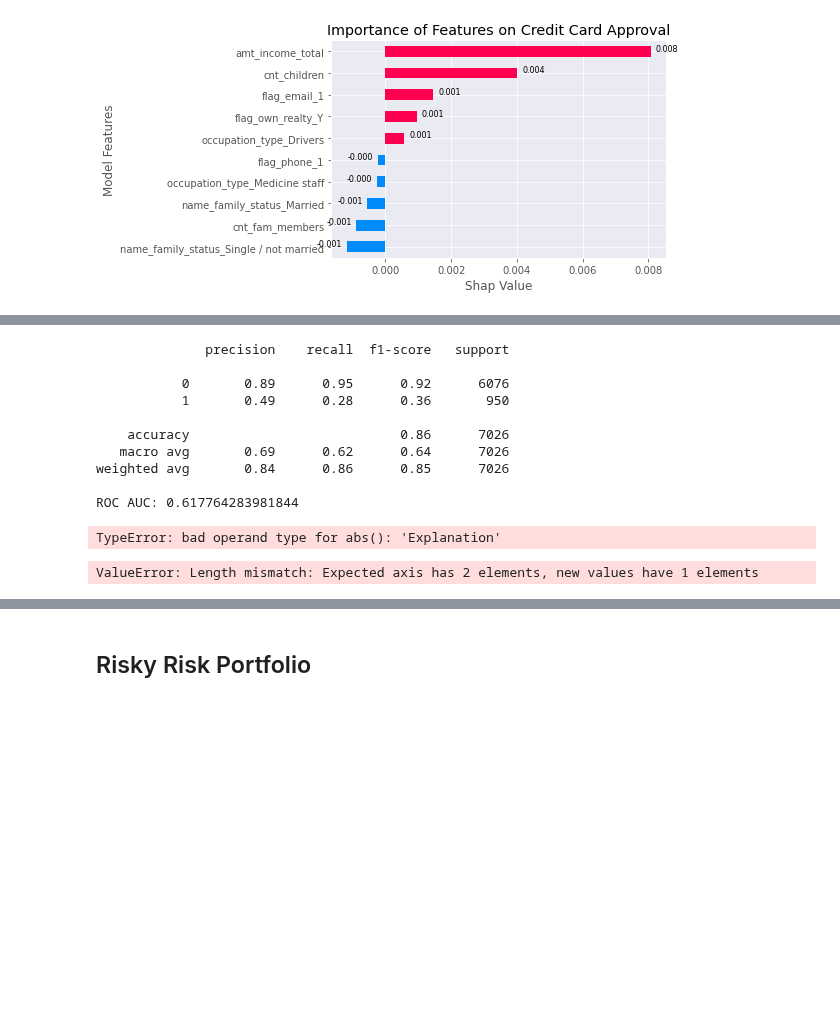
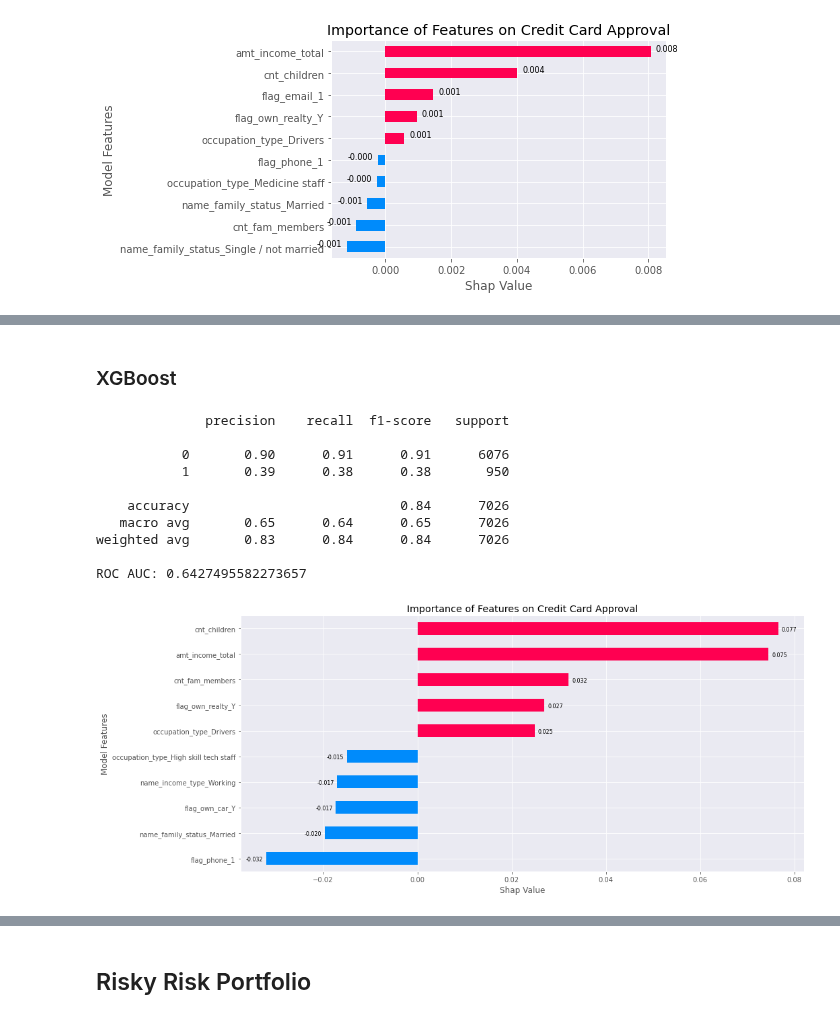
Before and after one commit to daniel-deutsch/FTD, a Jupyter notebook: Applied ML/main.ipynb, the cells around one changed output, grey strips where cells are left out. Saved outputs shown, nothing was run; the diff lists cells and outputs as text; code cells hidden in the pictures; blank space fills up the shorter version.

```diff
--- a/Applied ML/main.ipynb
+++ b/Applied ML/main.ipynb
@@ -230,15 +269,29 @@ model_fit = model.fit(X_train_normal, y_train['is_good_safe'])
+# %% [markdown]
+### XGBoost
 # %%
+# Oversamples underrepresented class
+oversample = SMOTE()
+X_train_normal_safe, y_train_safe = oversample.fit_resample(X_train_normal, y_train[['is_good_safe']])
+
+# Loads models and defines parameters
+model = xgboost.XGBClassifier(
+    eval_metric='auc',
+    max_depth=20,
+    n_estimators=200
+    )
+model_fit = model.fit(X_train_normal_safe, y_train_safe)
+
 # Prints the classification report
 print(classification_report(y_test['is_good_safe'], model_fit.predict(X_test_normal), zero_division=0))
 print(f"ROC AUC: {roc_auc_score(y_test['is_good_safe'], model_fit.predict(X_test_normal))}")
 # %% [output]
               precision    recall  f1-score   support
 
-           0       0.89      0.95      0.92      6076
-           1       0.49      0.28      0.36       950
+           0       0.90      0.91      0.91      6076
+           1       0.39      0.38      0.38       950
 
-    accuracy                           0.86      7026
-   macro avg       0.69      0.62      0.64      7026
-weighted avg       0.84      0.86      0.85      7026
+    accuracy                           0.84      7026
+   macro avg       0.65      0.64      0.65      7026
+weighted avg       0.83      0.84      0.84      7026
 
-ROC AUC: 0.617764283981844
+ROC AUC: 0.6427495582273657
@@ -248,29 +298,25 @@ shap_values = explainer(shap.sample(X_test_normal), check_additivity=False)
-# %%
-shap.bar_plot(shap_values)
-# %% [output]
-TypeError: bad operand type for abs(): 'Explanation'
 # %%
-# explainer = shap.TreeExplainer(model_fit.best_estimator_, X_train_normal)
-# shap_values = explainer(X_test_normal)
+explainer = shap.TreeExplainer(model_fit, X_train_normal)
+shap_values = explainer(X_test_normal)
 
 coefs = pd.DataFrame(shap_values.values.mean(axis=0), index=X_train_normal.columns)
 coefs.columns = ['shap']
 coefs['positive'] = coefs['shap'] > 0
 coefs.sort_values('shap', inplace=True)
 coefs = pd.concat((coefs.iloc[:5], coefs.iloc[-5:]))
 
 coefs['shap'].plot(kind='barh', color=coefs.positive.map({True: '#FF0051', False: '#008BFB'}))
 
 ax = plt.gca()
 for p in ax.patches:
     if p.get_width() > 0:
         ax.annotate("%.3f" % p.get_width(), (p.get_x() + p.get_width(), p.get_y()), xytext=(5, 6), size=8, textcoords='offset points')
     else:
         ax.annotate("%.3f" % p.get_width(), (p.get_x() + p.get_width(), p.get_y()), xytext=(-30, 6), size=8, textcoords='offset points')
 
 plt.xlabel("Shap Value")
 plt.ylabel("Model Features")
 plt.title("Importance of Features on Credit Card Approval")
 plt.show()
 # %% [output]
-ValueError: Length mismatch: Expected axis has 2 elements, new values have 1 elements
+[figure, added]
```
Also changed, not shown: parts of 35 cells of this notebook.
